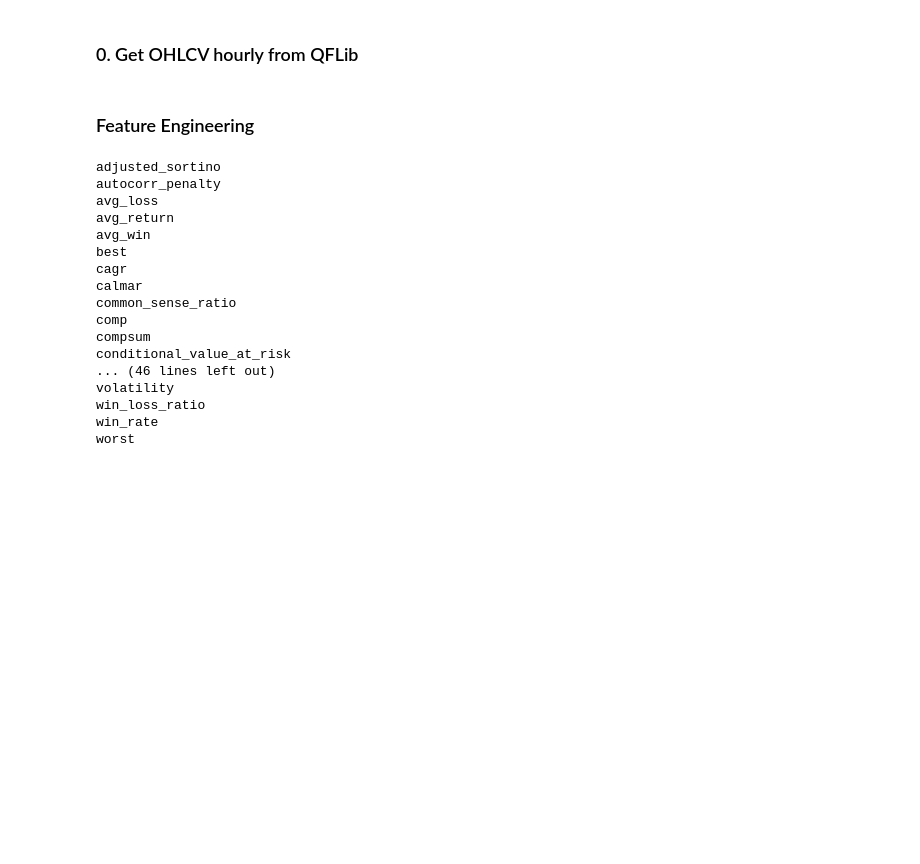
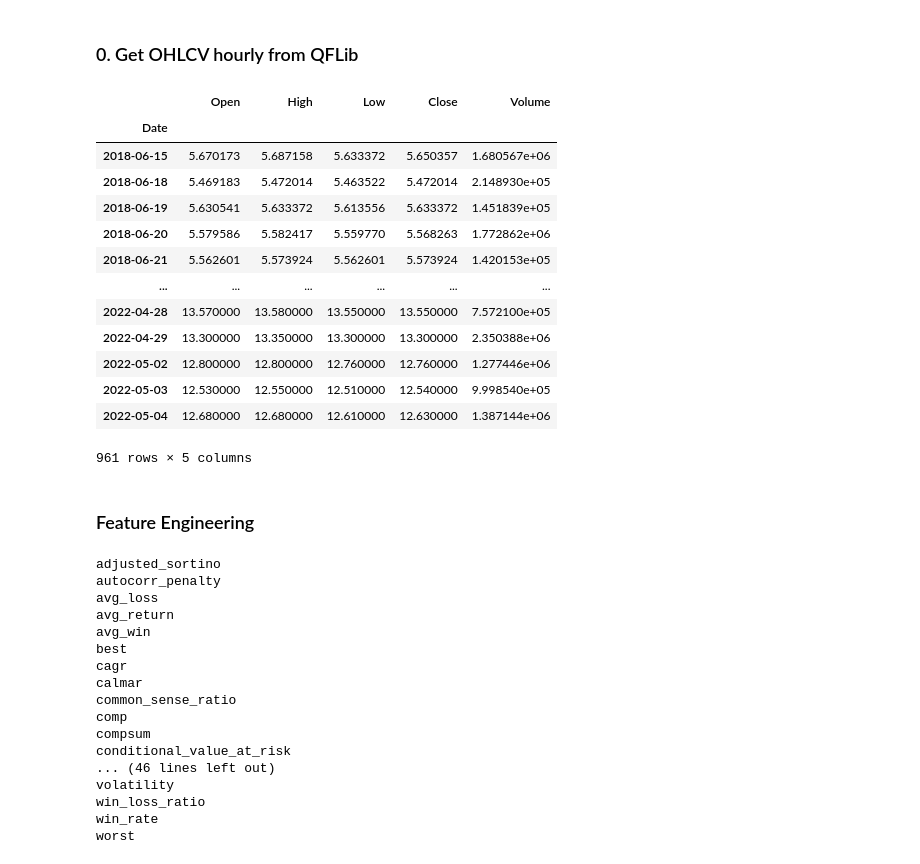
Before and after one commit to mso13/Mestrado_PPGI, a Jupyter notebook: src/tensortrade/1. TensorTrade and QuantStats (DataSet Development).ipynb, the cells around one changed output. Drawn from its saved outputs; the diff is of its cells as text; code cells hidden in the pictures; blank space fills up the shorter version.

```diff
--- a/src/tensortrade/1. TensorTrade and QuantStats (DataSet Development).ipynb
+++ b/src/tensortrade/1. TensorTrade and QuantStats (DataSet Development).ipynb
@@ -18,19 +21,18 @@ warnings.filterwarnings('ignore')
 # %% [markdown]
 ### 0. Get Daily OHLCV from YFinance
 # %%
-import yfinance as yf
+if source_yahoo:
+    symbol = 'CCRO3.SA'
 
-symbol = 'CCRO3.SA'
+    df_daily = yf.download(symbol, period='2y', interval='1d').reset_index()
 
-df_daily = yf.download(symbol, period='2y', interval='1d').reset_index()
+    # Drop Adj Close
+    df_daily.drop(columns=['Adj Close'], inplace=True)
 
-# Drop Adj Close
-df_daily.drop(columns=['Adj Close'], inplace=True)
+    # Renaming Datetime column
+    df_daily = df_daily.rename(columns={'Datetime': 'Date'})
 
-# Renaming Datetime column
-df_daily = df_daily.rename(columns={'Datetime': 'Date'})
-
-display(df_daily.tail())
+    display(df_daily.tail())
 # %% [output]
 [*********************100%***********************]  1 of 1 completed
 |  | Date | Open | High | Low | Close | Volume |
@@ -77,28 +68,48 @@ display(df_hourly.tail(10))
 # %% [markdown]
 ### 0. Get OHLCV hourly from QFLib
 # %%
-ticker = 'B3SA3'
+if not source_yahoo:
 
-# Get Adjusted 1-min bars
-df = pd.read_parquet(f'../../data/market/ohlcv_minute/{ticker}.parquet')
+    ticker = 'B3SA3'
 
-# Get close values
-df = df.close
+    # Get Adjusted 1-min bars
+    df = pd.read_parquet(f'../../data/market/ohlcv_minute/{ticker}.parquet')
 
-# Convert index
-df.index = df.index.tz_convert(None) - pd.Timedelta(hours=3)
+    # Get close values
+    #df = df.close
 
-# Filter Trading Hours (10h - 17h)
-hours = df.index.hour
-df = df.iloc[(hours >= 10) & (hours < 17)]
+    # Convert index
+    df.index = df.index.tz_convert(None) - pd.Timedelta(hours=3)
 
-df.rename(columns={f'{ticker}': 'Close'}, inplace=True)
+    # Filter Trading Hours (10h - 17h)
+    hours = df.index.hour
+    df = df.iloc[(hours >= 10) & (hours < 17)]
 
-# Resample 5-min
-df_5min = df.groupby(pd.Grouper(freq='5min')).first().dropna()
+    # Resample 5-min
+    df_5min = df.groupby(pd.Grouper(freq='5min')).first().dropna()
 
-# Resample daily
-df_daily = df.resample('D').last().dropna()
+    # Resample daily
+    df_daily = df.resample('D').last().dropna()
+    df_daily.columns = df_daily.columns.droplevel(1)
+    df_daily.index = df_daily.index.rename('Date')
+    df_daily = df_daily.drop(columns=['qty'])
+    df_daily = df_daily.rename(columns={'open': 'Open', 'high': 'High', 'low': 'Low', 'close': 'Close', 'volume': 'Volume'})
+    df_daily
+# %% [output]
+|  | Open | High | Low | Close | Volume |
+| Date |  |  |  |  |  |
+| 2018-06-15 | 5.670173 | 5.687158 | 5.633372 | 5.650357 | 1.680567e+06 |
+| 2018-06-18 | 5.469183 | 5.472014 | 5.463522 | 5.472014 | 2.148930e+05 |
+| 2018-06-19 | 5.630541 | 5.633372 | 5.613556 | 5.633372 | 1.451839e+05 |
+| 2018-06-20 | 5.579586 | 5.582417 | 5.559770 | 5.568263 | 1.772862e+06 |
+| 2018-06-21 | 5.562601 | 5.573924 | 5.562601 | 5.573924 | 1.420153e+05 |
+| ... | ... | ... | ... | ... | ... |
+| 2022-04-28 | 13.570000 | 13.580000 | 13.550000 | 13.550000 | 7.572100e+05 |
+| 2022-04-29 | 13.300000 | 13.350000 | 13.300000 | 13.300000 | 2.350388e+06 |
+| 2022-05-02 | 12.800000 | 12.800000 | 12.760000 | 12.760000 | 1.277446e+06 |
+| 2022-05-03 | 12.530000 | 12.550000 | 12.510000 | 12.540000 | 9.998540e+05 |
+| 2022-05-04 | 12.680000 | 12.680000 | 12.610000 | 12.630000 | 1.387144e+06 |
+961 rows × 5 columns
 # %% [markdown]
 ### Feature Engineering
 # %%
```
Also changed, not shown: parts of 8 cells of this notebook, 13 other files.
